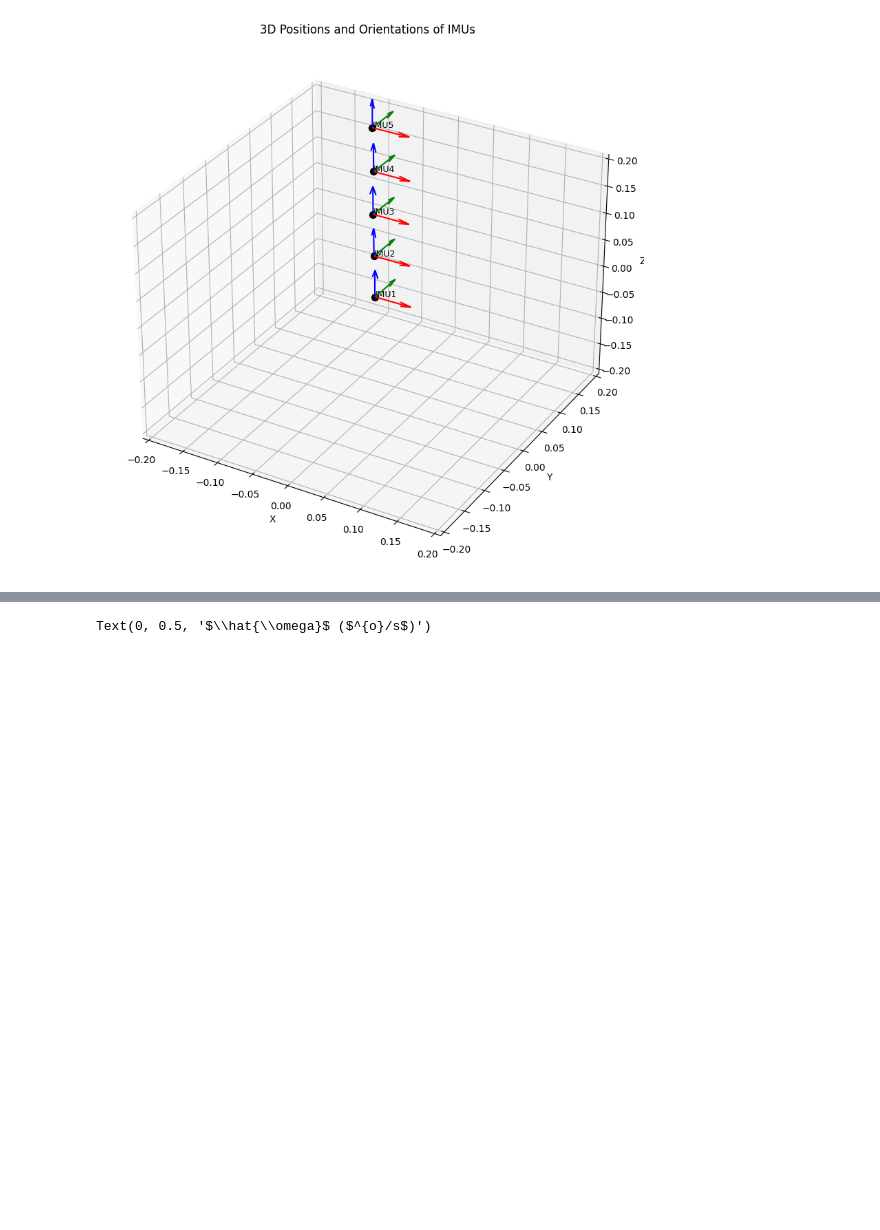
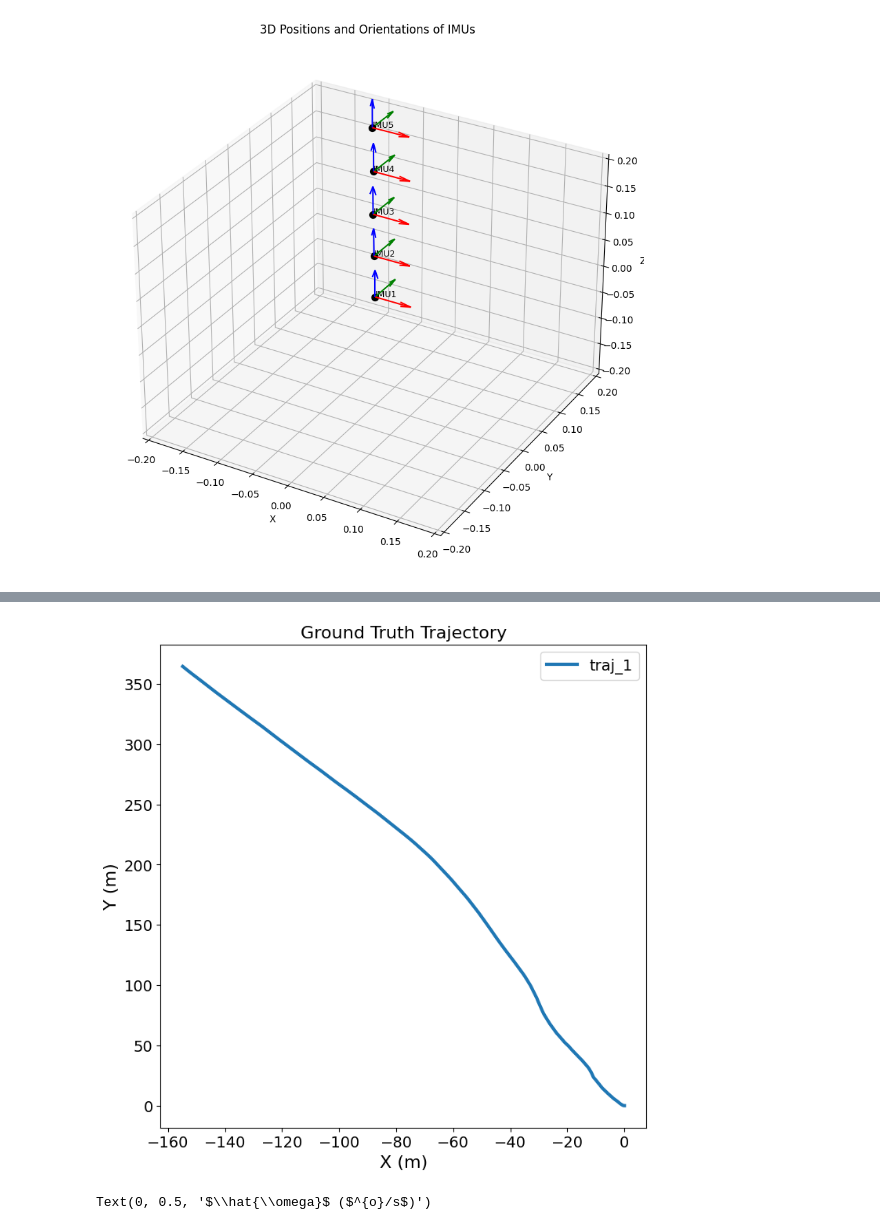
Before and after one commit to schoi355/multi_imu_fusion, a Jupyter notebook: MagPIE/inertial_navigation.ipynb, the cells around one changed output, grey strips where cells are left out. Cells and saved outputs as stored; diff of their text form; code cells hidden in the pictures; blank space fills up the shorter version.

```diff
--- a/MagPIE/inertial_navigation.ipynb
+++ b/MagPIE/inertial_navigation.ipynb
@@ -383,3 +479,20 @@ Text(0.5, 0, 'Time (s)')
+# %%
+fig = plt.figure(figsize=(8, 8))
+
+plt.plot(p_hat[:,0], p_hat[:,1], linewidth=3, label='traj_1')
+plt.xlabel('X (m)', fontsize=16)
+plt.ylabel('Y (m)', fontsize=16)
+plt.title('Ground Truth Trajectory', fontsize=16)
+plt.legend(ncol=1, fancybox=True, frameon=True, fontsize=14, loc='upper right')
+plt.xticks(fontsize=14)
+plt.yticks(fontsize=14)
+# plt.xlim([-30, 40])
+# plt.ylim([-30, 40])
+
+# plt.grid(True)
+plt.show()
+# %% [output]
+[figure, added]
 # %%
 fig1, ax1 = plt.subplots(figsize = (12, 6))
 ax1.plot(t_data['df1_t'], gx_data['df1_gx'], label = "$\hat{\omega}_{x,1}$")
```
Also changed, not shown: parts of 9 cells of this notebook, 1 other file.
